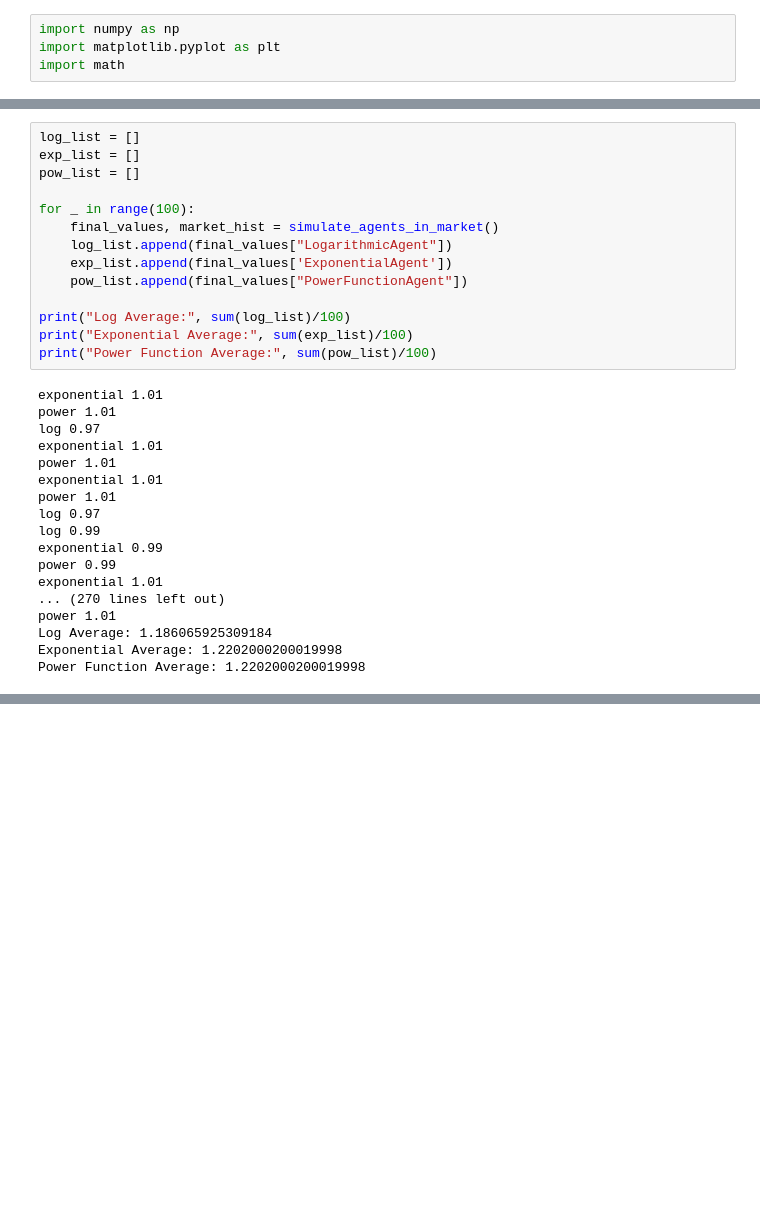
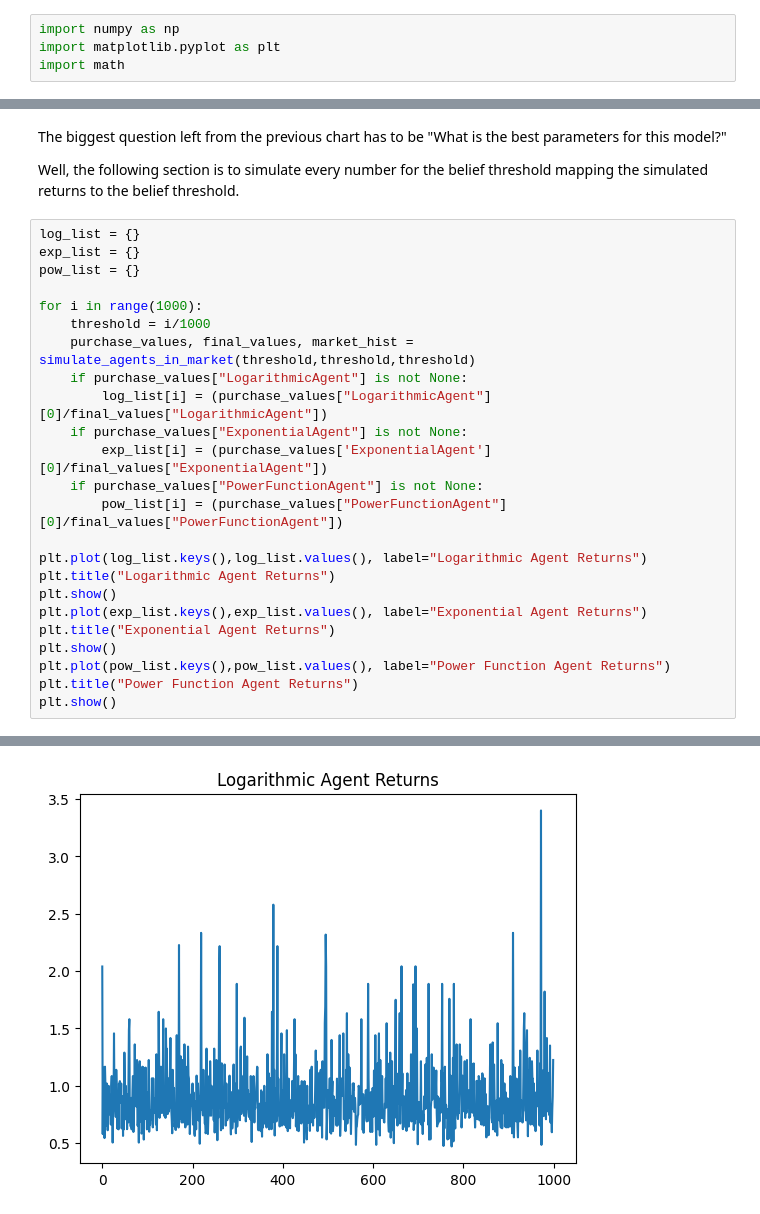
Before and after one commit to eljo5115/algecon, a Jupyter notebook: market_sim.ipynb, the cells around one changed output, grey strips where cells are left out. Drawn from its saved outputs; the diff is of its cells as text; blank space fills up the shorter version.

```diff
--- a/market_sim.ipynb
+++ b/market_sim.ipynb
@@ -115,32 +125,29 @@ power 0.99
-# %%
-log_list = []
-exp_list = []
-pow_list = []
-
-for _ in range(100):
-    final_values, market_hist = simulate_agents_in_market()
-    log_list.append(final_values["LogarithmicAgent"])
-    exp_list.append(final_values['ExponentialAgent'])
-    pow_list.append(final_values["PowerFunctionAgent"])
-
-print("Log Average:", sum(log_list)/100)
-print("Exponential Average:", sum(exp_list)/100)
-print("Power Function Average:", sum(pow_list)/100)
-# %% [output]
-exponential 1.01
-power 1.01
-log 0.97
-exponential 1.01
-power 1.01
-exponential 1.01
-power 1.01
-log 0.97
-log 0.99
-exponential 0.99
-power 0.99
-exponential 1.01
-... (270 lines left out)
-power 1.01
-Log Average: 1.186065925309184
-Exponential Average: 1.2202000200019998
-Power Function Average: 1.2202000200019998
+# %% [markdown]
+The biggest question left from the previous chart has to be "What is the best parameters for this model?"
+
+Well, the following section is to simulate every number for the belief threshold mapping the simulated returns to the belief threshold.
+# %%
+log_list = {}
+exp_list = {}
+pow_list = {}
+
+for i in range(1000):
+    threshold = i/1000
+    purchase_values, final_values, market_hist = simulate_agents_in_market(threshold,threshold,threshold)
+    if purchase_values["LogarithmicAgent"] is not None:
+        log_list[i] = (purchase_values["LogarithmicAgent"][0]/final_values["LogarithmicAgent"])
+    if purchase_values["ExponentialAgent"] is not None:
+        exp_list[i] = (purchase_values['ExponentialAgent'][0]/final_values["ExponentialAgent"])
+    if purchase_values["PowerFunctionAgent"] is not None:
+        pow_list[i] = (purchase_values["PowerFunctionAgent"][0]/final_values["PowerFunctionAgent"])
+
+plt.plot(log_list.keys(),log_list.values(), label="Logarithmic Agent Returns")
+plt.title("Logarithmic Agent Returns")
+plt.show()
+plt.plot(exp_list.keys(),exp_list.values(), label="Exponential Agent Returns")
+plt.title("Exponential Agent Returns")
+plt.show()
+plt.plot(pow_list.keys(),pow_list.values(), label="Power Function Agent Returns")
+plt.title("Power Function Agent Returns")
+plt.show()
+# %% [output]
@@ -146,0 +171 @@ Power Function Average: 1.2202000200019998
+[figure, added]
```
Also changed, not shown: parts of 5 cells of this notebook, 7 other files.
